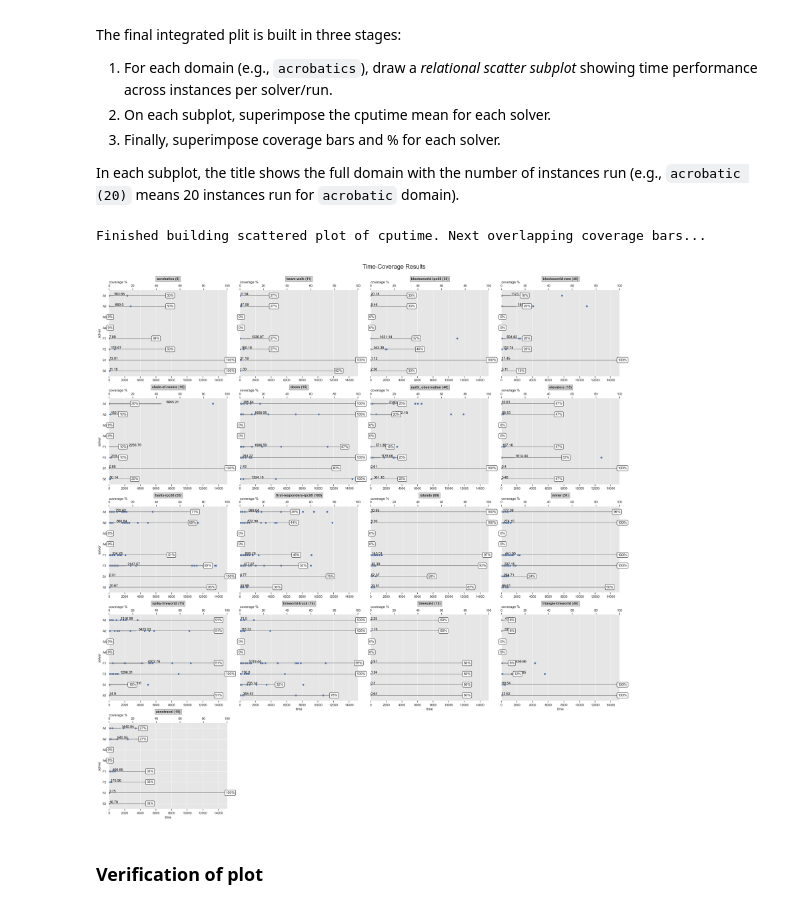
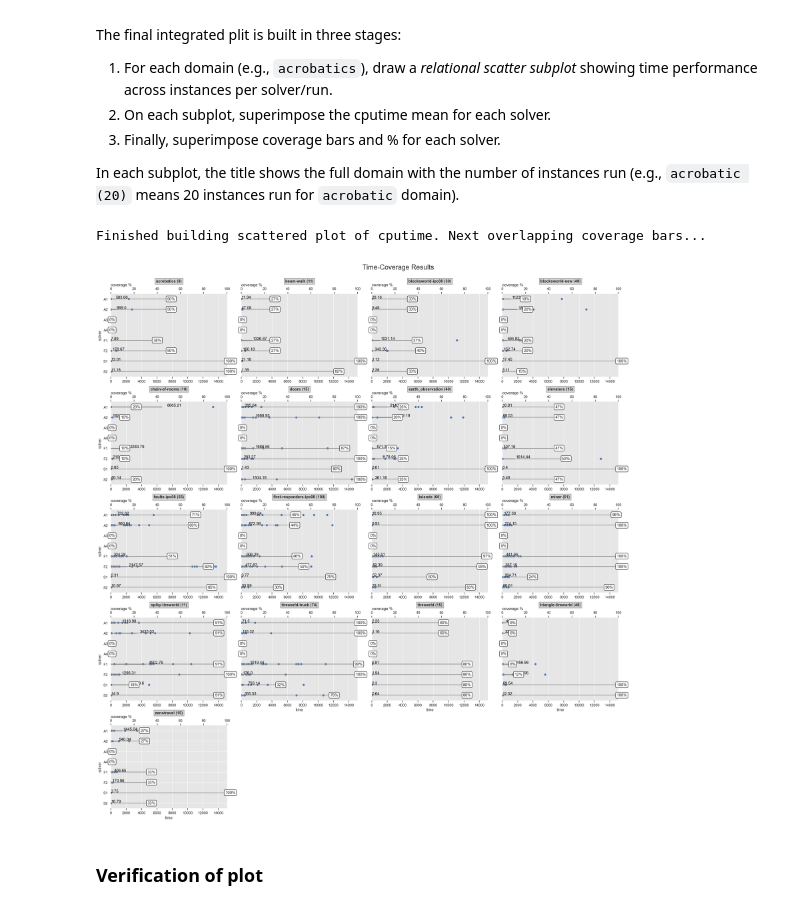
Before and after one commit to ssardina-research/coverage-plots, a Jupyter notebook: coverage_plots.ipynb, the cells around one changed output. Saved outputs shown, nothing was run; the diff lists cells and outputs as text; code cells hidden in the pictures.

```diff
--- a/coverage_plots.ipynb
+++ b/coverage_plots.ipynb
@@ -273,7 +273,7 @@ sns.set_style("darkgrid", {"axes.facecolor": ".9"})
 
 TITLE_GRAPH = f"Time-Coverage Results"
 COL_WRAP = 4  # set how many subplots per row
-GAP_SOLVERS = 1.5  # gap between solver names in y axis (lower, more gap)
+GAP_SOLVERS = 1.7  # gap between solver names in y axis (lower, more gap)
 ASPECT_SUBPLOTS = 1.2  # aspect ratio of each subplot
 
 
@@ -406,34 +406,34 @@ for ax in axes:
     # add box with % of coverage at the end of the barline, if any!
     if len(ax2.containers) > 0:
         ax2.bar_label(
             ax2.containers[0],
             fmt=FMT_COVERAGE_LABEL,
             label_type="edge",
             padding=-5,
             fontweight="normal",
             rotation="horizontal",
             bbox=bbox_coverage,
         )
 
 
 # set the axis labels for the whole plot
 g.set_axis_labels("time", "solver")
 
 # plt.grid()  # grid for coverage marks
 
 
 # axes[0].legend().remove()
 # g.set_axis_labels(x_var=None, y_var=None, clear_inner=True)
 sns.despine(left=True, bottom=True)  # no spines at all
 
 # Save it later, not here.
 # plt.savefig(os.path.join(CSV_FOLDER, f"{SET}_plot.png"))
 
 plt.tight_layout()  # at the end adjust so everything fits tight but well
 plt.show()
 # %% [output]
 Finished building scattered plot of cputime. Next overlapping coverage bars...
-[figure, old version]
+[figure, new version]
 # %% [markdown]
 ### Verification of plot
 # %% [markdown]
```
Also changed, not shown: 4 other files.
